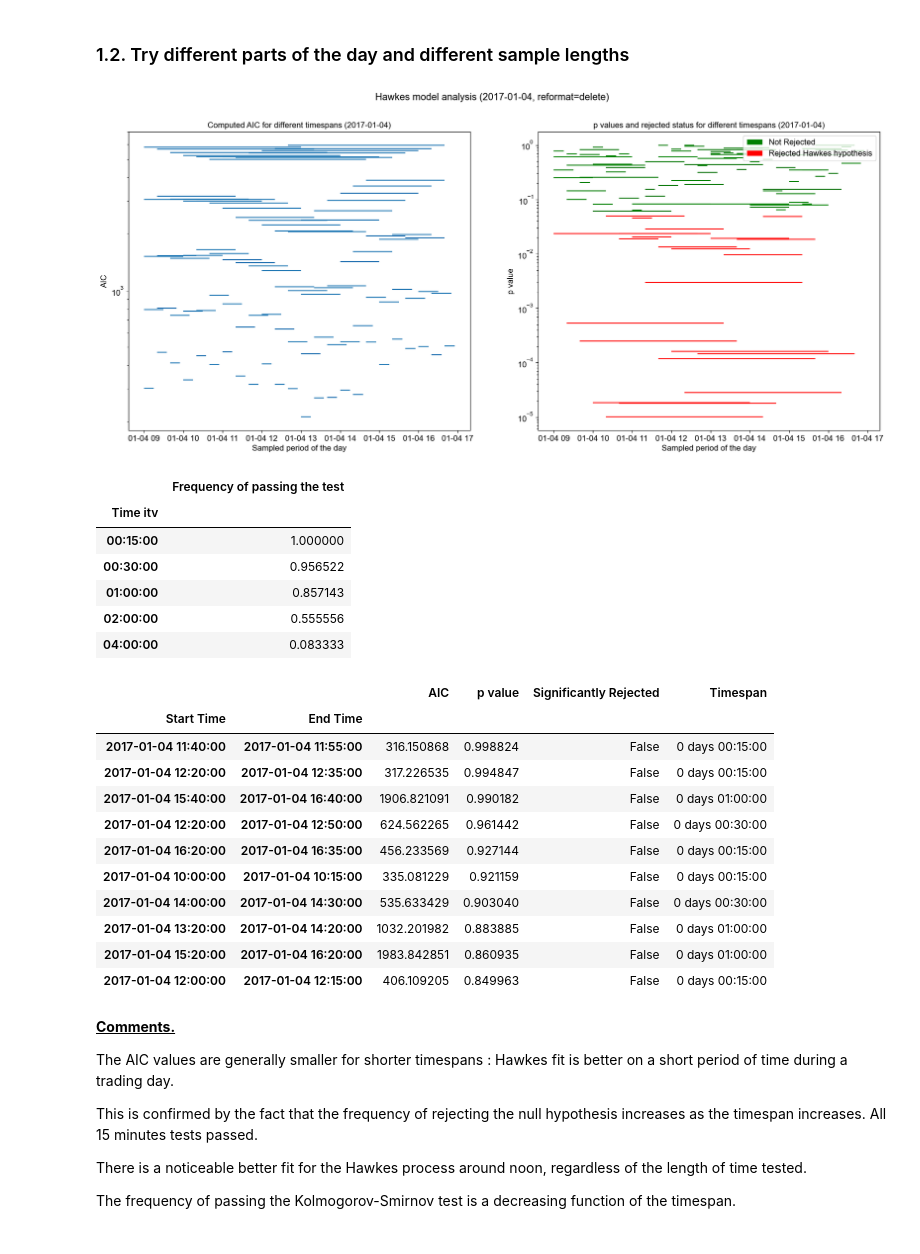
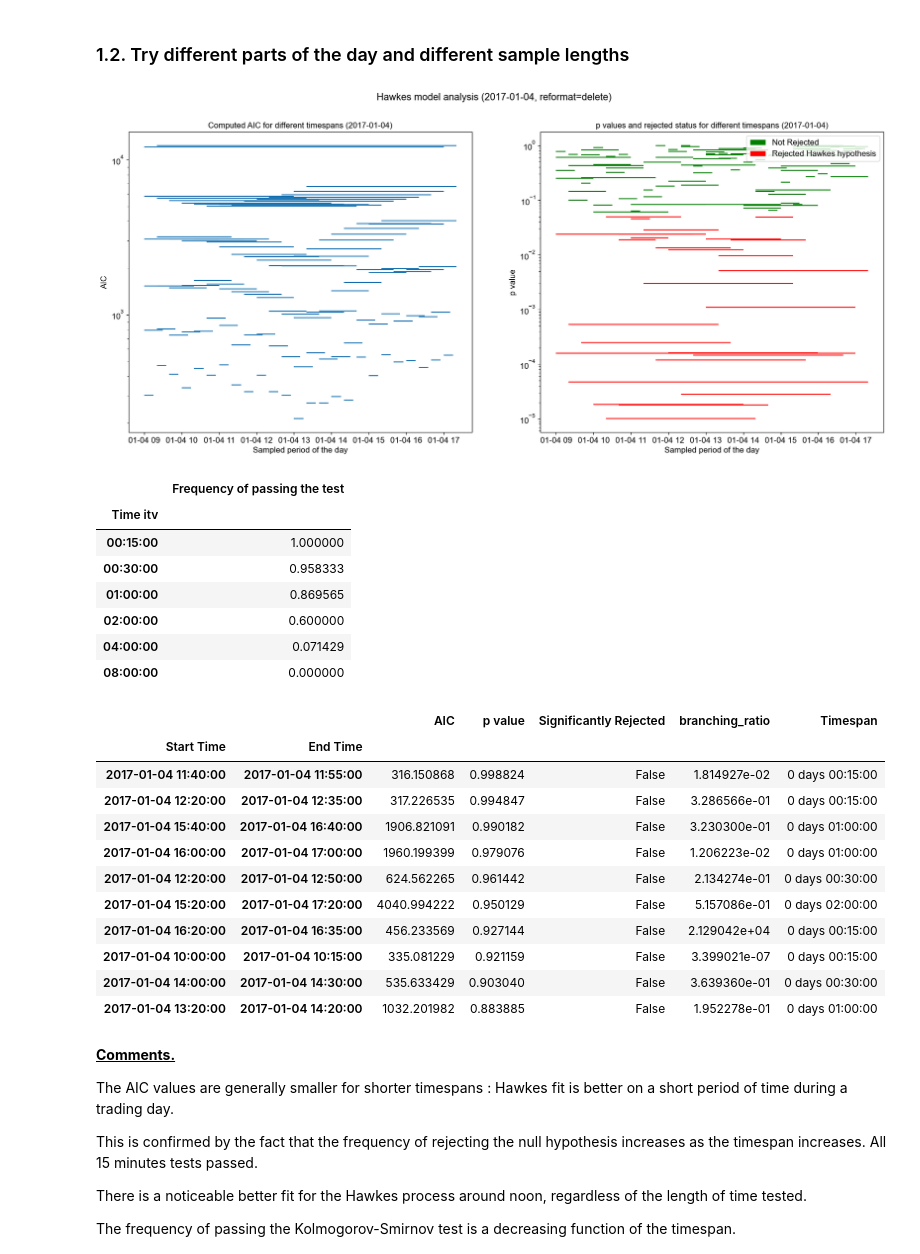
Before and after one commit to PierreArtigalaCS/DHF, a Jupyter notebook: DHF-LAB5-ARTIGALA-CHATAIGNAULT.ipynb, the cells around one changed output. Cells and saved outputs as stored; diff of their text form; code cells hidden in the pictures.

```diff
--- a/DHF-LAB5-ARTIGALA-CHATAIGNAULT.ipynb
+++ b/DHF-LAB5-ARTIGALA-CHATAIGNAULT.ipynb
@@ -133,17 +134,22 @@ def test_hawkes_different_times_of_day(
         lenghts_minutes:list,
         starts_minutes:list,
         confidence_interval:float,
-        reformat: str = "delete"
+        reformat: str = "delete",
+        baseline: str = "const",
+        num_basis: int = 1,
+        nb_kernels: int = 1
         )->pd.DataFrame:
     """
     Fits a Hawkes process with constant baseline intensity and a single exponential kernel with MLE.
     The fits are realized for different time intervals accros the day (starts_minutes x lengths_minutes).
-    Returns the AIC of each combination between 9 am and 5 pm.
+    Returns the AIC of each combination between 9 am and 5:30pm.
     """
+    # Shift the start of the day to 9am (markets opening)
+    day = datetime(year=day.year, month=day.month, day=day.day, hour=9)
     # Load trade times of given day
     times = reformat_arrival_times(day=day, reformat=reformat)
     # Initialise results
-    res = pd.DataFrame(dtype=float, columns=["Start Time", "End Time", "AIC", "p value", "Significantly Rejected"])
+    res = pd.DataFrame(dtype=float, columns=["Start Time", "End Time", "AIC", "p value", "Significantly Rejected", "branching_ratio"])
     # Computation loop on each combination
     n = 0
     for x in lenghts_minutes:
@@ -153,18 +159,25 @@ def test_hawkes_different_times_of_day(
             start_stamp = start_time.timestamp()-day.timestamp()
             end_time = start_time + span
             # Test if the span is included in trading hours of the day
-            if (end_time.time() < time(hour=17)) and (start_time.time() < time(17)) and (end_time.day == day.day):
+            if (end_time.time() < time(hour=17, minute=30)) and (start_time.time() < time(hour=17, minute=30)) and (end_time.day == day.day):
                 end_stamp = (start_time+span).timestamp() - day.timestamp()
                 sampled_times = times.loc[times.between(start_stamp, end_stamp)]
                 itv = [start_stamp, end_stamp] # [0, T]
                 # Fit a hawkes model to the sampled trade times
                 model = hk.estimator()
-                model.set_kernel('exp', num_exp=1)
-                model.set_baseline('const')
+                model.set_kernel('exp', num_exp=nb_kernels)
+                if baseline == "const":
+                    model.set_baseline(baseline)
+                else:
+                    model.set_baseline(baseline, num_basis=num_basis)
                 model.fit(sampled_times.values, itv)
                 [T_trans, itv_trans] = model.t_trans()
+                # Perform the Kolmogorov-Smirnov test on the transformed event occurrence times.
+                # H0: "These event times follow a uniform distribution."
                 p_value = uniform_KS_test(T_trans, itv_trans)
-                res.loc[n] = {"Start Time": start_time, "End Time": end_time, "AIC":model.AIC, "p value": p_value, "Significantly Rejected": p_value<confidence_interval}
+                res.loc[n] = {"Start Time": start_time, "End Time": end_time, "AIC":model.AIC,
+                              "p value": p_value, "Significantly Rejected": p_value<confidence_interval,
+                              "branching_ratio": model.br}
                 n += 1
     # Format result table
     res["Timespan"] = res["End Time"] - res["Start Time"]
@@ -270,21 +283,21 @@ def test_stats(
     success_frequency.index.name = "Time itv"
     return success_frequency.fillna(0)
 # %%
-day = datetime(2017, 1, 4, 9)
+day = datetime(2017, 1, 4)
 lenghts_minutes = [15, 30, 60, 120, 240, 480] #range(10, 241, 20)
 starts_minutes = range(0, 481, 20)
 confidence_interval = 0.05
 reformat = "delete"
 
 res = plot_AIC_p_values(
     day=day,
     lenghts_minutes=lenghts_minutes,
     starts_minutes=starts_minutes,
     confidence_interval=confidence_interval,
     reformat=reformat
 )
 # %% [output]
-[figure, old version]
+[figure, new version]
 # %%
 success_frequencies = test_stats(
     day=day,
@@ -298,26 +311,27 @@ success_frequencies
 |  | Frequency of passing the test |
 | Time itv |  |
 | 00:15:00 | 1.000000 |
-| 00:30:00 | 0.956522 |
-| 01:00:00 | 0.857143 |
-| 02:00:00 | 0.555556 |
-| 04:00:00 | 0.083333 |
+| 00:30:00 | 0.958333 |
+| 01:00:00 | 0.869565 |
+| 02:00:00 | 0.600000 |
+| 04:00:00 | 0.071429 |
+| 08:00:00 | 0.000000 |
 # %%
 # Timespans which uniformity test has not been rejected (top 10 p-values):
 res.loc[res["Significantly Rejected"]==False].sort_values(by="p value", ascending=False).head(10)
 # %% [output]
-|  |  | AIC | p value | Significantly Rejected | Timespan |
-| Start Time | End Time |  |  |  |  |
-| 2017-01-04 11:40:00 | 2017-01-04 11:55:00 | 316.150868 | 0.998824 | False | 0 days 00:15:00 |
-| 2017-01-04 12:20:00 | 2017-01-04 12:35:00 | 317.226535 | 0.994847 | False | 0 days 00:15:00 |
-| 2017-01-04 15:40:00 | 2017-01-04 16:40:00 | 1906.821091 | 0.990182 | False | 0 days 01:00:00 |
-| 2017-01-04 12:20:00 | 2017-01-04 12:50:00 | 624.562265 | 0.961442 | False | 0 days 00:30:00 |
-| 2017-01-04 16:20:00 | 2017-01-04 16:35:00 | 456.233569 | 0.927144 | False | 0 days 00:15:00 |
-| 2017-01-04 10:00:00 | 2017-01-04 10:15:00 | 335.081229 | 0.921159 | False | 0 days 00:15:00 |
-| 2017-01-04 14:00:00 | 2017-01-04 14:30:00 | 535.633429 | 0.903040 | False | 0 days 00:30:00 |
-| 2017-01-04 13:20:00 | 2017-01-04 14:20:00 | 1032.201982 | 0.883885 | False | 0 days 01:00:00 |
-| 2017-01-04 15:20:00 | 2017-01-04 16:20:00 | 1983.842851 | 0.860935 | False | 0 days 01:00:00 |
-| 2017-01-04 12:00:00 | 2017-01-04 12:15:00 | 406.109205 | 0.849963 | False | 0 days 00:15:00 |
+|  |  | AIC | p value | Significantly Rejected | branching_ratio | Timespan |
+| Start Time | End Time |  |  |  |  |  |
+| 2017-01-04 11:40:00 | 2017-01-04 11:55:00 | 316.150868 | 0.998824 | False | 1.814927e-02 | 0 days 00:15:00 |
+| 2017-01-04 12:20:00 | 2017-01-04 12:35:00 | 317.226535 | 0.994847 | False | 3.286566e-01 | 0 days 00:15:00 |
+| 2017-01-04 15:40:00 | 2017-01-04 16:40:00 | 1906.821091 | 0.990182 | False | 3.230300e-01 | 0 days 01:00:00 |
+| 2017-01-04 16:00:00 | 2017-01-04 17:00:00 | 1960.199399 | 0.979076 | False | 1.206223e-02 | 0 days 01:00:00 |
+| 2017-01-04 12:20:00 | 2017-01-04 12:50:00 | 624.562265 | 0.961442 | False | 2.134274e-01 | 0 days 00:30:00 |
+| 2017-01-04 15:20:00 | 2017-01-04 17:20:00 | 4040.994222 | 0.950129 | False | 5.157086e-01 | 0 days 02:00:00 |
+| 2017-01-04 16:20:00 | 2017-01-04 16:35:00 | 456.233569 | 0.927144 | False | 2.129042e+04 | 0 days 00:15:00 |
+| 2017-01-04 10:00:00 | 2017-01-04 10:15:00 | 335.081229 | 0.921159 | False | 3.399021e-07 | 0 days 00:15:00 |
+| 2017-01-04 14:00:00 | 2017-01-04 14:30:00 | 535.633429 | 0.903040 | False | 3.639360e-01 | 0 days 00:30:00 |
+| 2017-01-04 13:20:00 | 2017-01-04 14:20:00 | 1032.201982 | 0.883885 | False | 1.952278e-01 | 0 days 01:00:00 |
 # %% [markdown]
 <b><u>Comments.</b></u>
 
```
Also changed, not shown: parts of 24 cells of this notebook.
